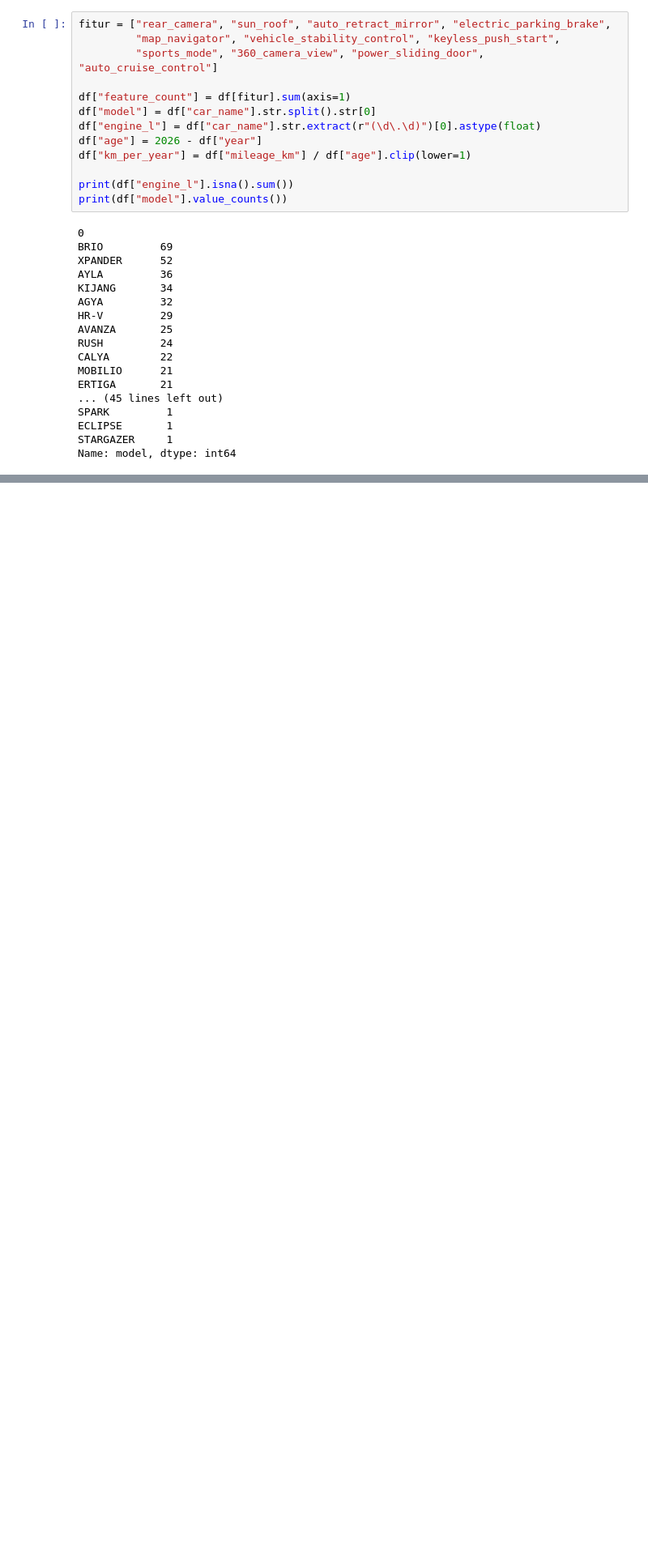
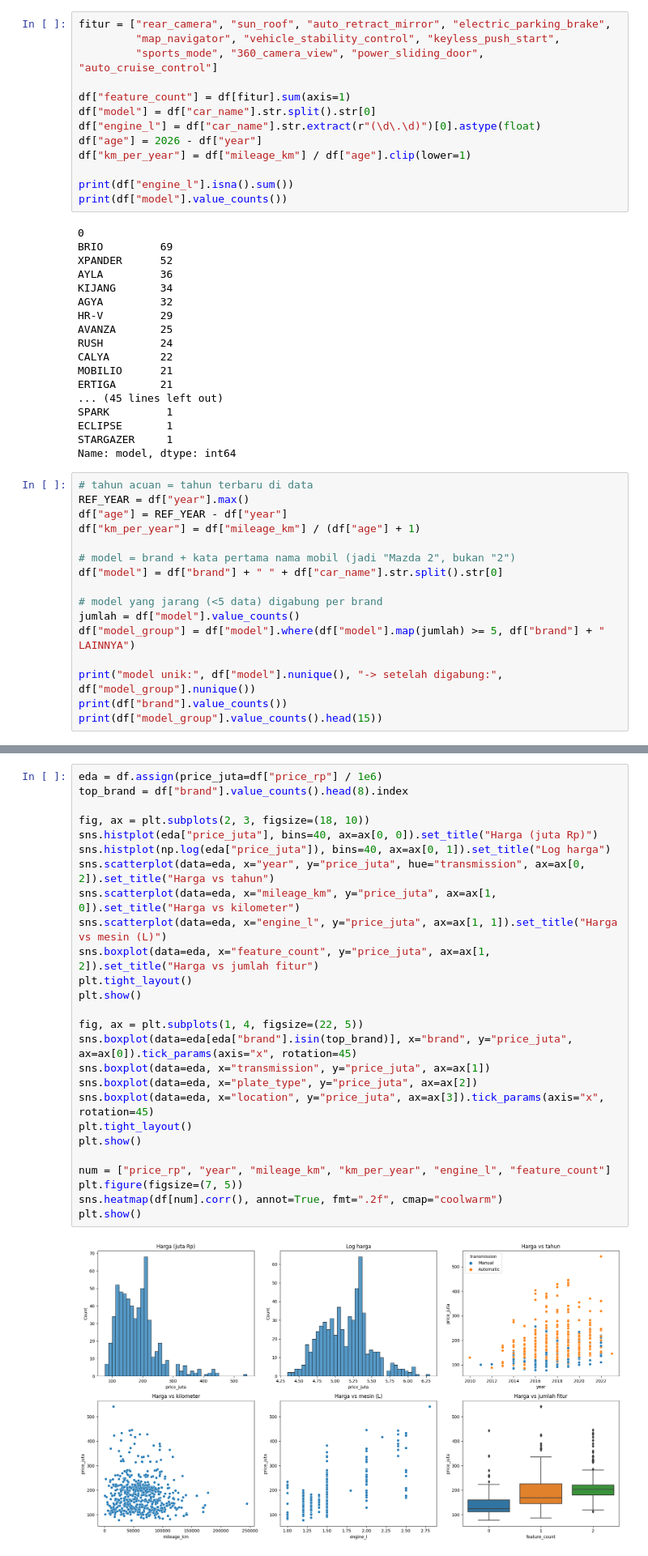
Before and after one commit to jasonalexanderjsnaldr/used-car-price-prediction, a Jupyter notebook: notebook/EDA.ipynb, the cells around one changed output, grey strips where cells are left out. Shown at 81% size. Saved outputs shown, nothing was run; the diff lists cells and outputs as text; blank space fills up the shorter version.

```diff
--- a/notebook/EDA.ipynb
+++ b/notebook/EDA.ipynb
@@ -183,3 +183,19 @@ SPARK         1
 ECLIPSE       1
 STARGAZER     1
 Name: model, dtype: int64
+# %%
+# tahun acuan = tahun terbaru di data
+REF_YEAR = df["year"].max()
+df["age"] = REF_YEAR - df["year"]
+df["km_per_year"] = df["mileage_km"] / (df["age"] + 1)
+
+# model = brand + kata pertama nama mobil (jadi "Mazda 2", bukan "2")
+df["model"] = df["brand"] + " " + df["car_name"].str.split().str[0]
+
+# model yang jarang (<5 data) digabung per brand
+jumlah = df["model"].value_counts()
+df["model_group"] = df["model"].where(df["model"].map(jumlah) >= 5, df["brand"] + " LAINNYA")
+
+print("model unik:", df["model"].nunique(), "-> setelah digabung:", df["model_group"].nunique())
+print(df["brand"].value_counts())
+print(df["model_group"].value_counts().head(15))
@@ -185,0 +220,28 @@ Name: model, dtype: int64
+# %%
+eda = df.assign(price_juta=df["price_rp"] / 1e6)
+top_brand = df["brand"].value_counts().head(8).index
+
+fig, ax = plt.subplots(2, 3, figsize=(18, 10))
+sns.histplot(eda["price_juta"], bins=40, ax=ax[0, 0]).set_title("Harga (juta Rp)")
+sns.histplot(np.log(eda["price_juta"]), bins=40, ax=ax[0, 1]).set_title("Log harga")
+sns.scatterplot(data=eda, x="year", y="price_juta", hue="transmission", ax=ax[0, 2]).set_title("Harga vs tahun")
+sns.scatterplot(data=eda, x="mileage_km", y="price_juta", ax=ax[1, 0]).set_title("Harga vs kilometer")
+sns.scatterplot(data=eda, x="engine_l", y="price_juta", ax=ax[1, 1]).set_title("Harga vs mesin (L)")
+sns.boxplot(data=eda, x="feature_count", y="price_juta", ax=ax[1, 2]).set_title("Harga vs jumlah fitur")
+plt.tight_layout()
+plt.show()
+
+fig, ax = plt.subplots(1, 4, figsize=(22, 5))
+sns.boxplot(data=eda[eda["brand"].isin(top_brand)], x="brand", y="price_juta", ax=ax[0]).tick_params(axis="x", rotation=45)
+sns.boxplot(data=eda, x="transmission", y="price_juta", ax=ax[1])
+sns.boxplot(data=eda, x="plate_type", y="price_juta", ax=ax[2])
+sns.boxplot(data=eda, x="location", y="price_juta", ax=ax[3]).tick_params(axis="x", rotation=45)
+plt.tight_layout()
+plt.show()
+
+num = ["price_rp", "year", "mileage_km", "km_per_year", "engine_l", "feature_count"]
+plt.figure(figsize=(7, 5))
+sns.heatmap(df[num].corr(), annot=True, fmt=".2f", cmap="coolwarm")
+plt.show()
+# %% [output]
+[figure, added]
```
Also changed, not shown: parts of 2 cells of this notebook.
